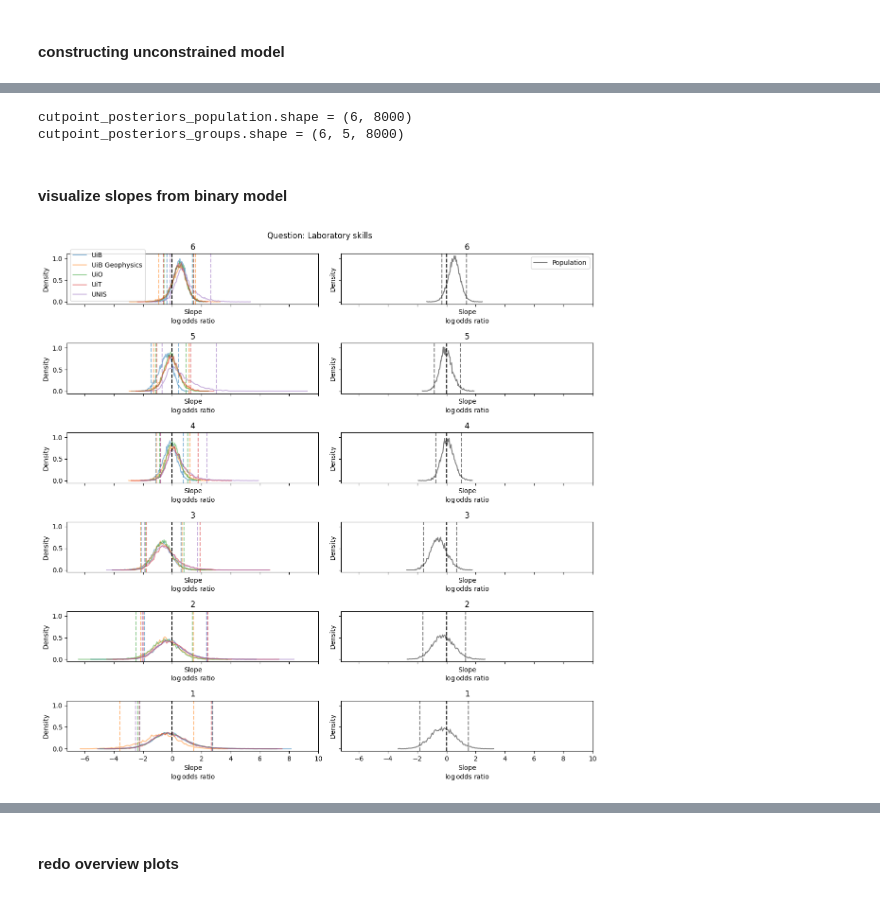
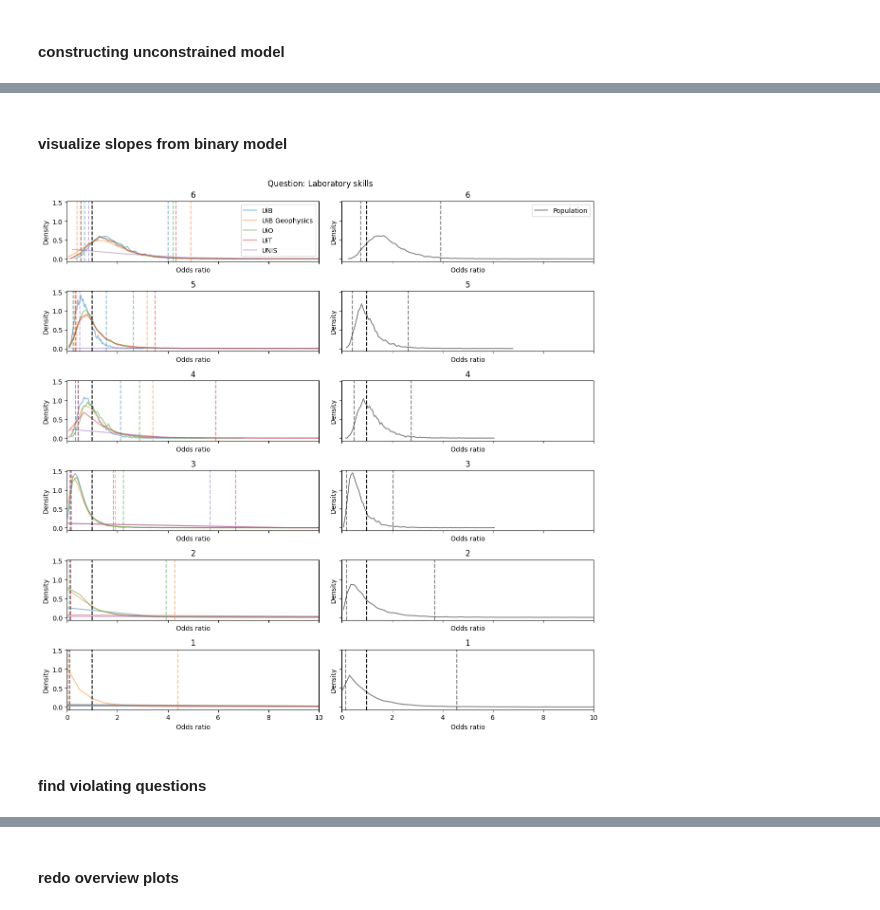
Before and after one commit to HarryYouAreAWizard/BaseGeo_2_0_data_analysis, a Jupyter notebook: OrdinalRegression.ipynb, the cells around one changed output, grey strips where cells are left out. Drawn from its saved outputs; the diff is of its cells as text; code cells hidden in the pictures.

```diff
--- a/OrdinalRegression.ipynb
+++ b/OrdinalRegression.ipynb
@@ -1158,12 +1152,3 @@ Results for question The general quality of the study programme is excellent alr
-# %%
-question = "Fieldwork skills"
-cutpoint_posteriors_population = np.load(f"..\\binary_split_posteriors\\educators\\{sanitize_key(question)[:50]}_slopes_population.npy")
-print(f"{cutpoint_posteriors_population.shape = }")
-cutpoint_posteriors_groups = np.load(f"..\\binary_split_posteriors\\educators\\{sanitize_key(question)[:50]}_slopes_groups.npy")
-print(f"{cutpoint_posteriors_groups.shape = }")
-# %% [output]
-cutpoint_posteriors_population.shape = (6, 8000)
-cutpoint_posteriors_groups.shape = (6, 5, 8000)
 # %% [markdown]
 #### visualize slopes from binary model
 # %%
@@ -1215,7 +1200,7 @@ def plot_set_of_slopes(samples_slopes, axs, ax_row, cutpoint_index):
     axs[ax_row, 1].set_title(f"{cutpoint_index + 1}")
 
 
-def plot_binary_slopes_for_question(question, selection):
+def plot_binary_slopes_for_question(question, selection, exponentiate=False):
 
     slope_by_split_population = np.load(f"..\\binary_split_posteriors\\{selection}\\{sanitize_key(question)[:50]}_slopes_population.npy")
     slope_by_split_groups = np.load(f"..\\binary_split_posteriors\\{selection}\\{sanitize_key(question)[:50]}_slopes_groups.npy")
@@ -1223,38 +1208,54 @@ def plot_binary_slopes_for_question(question, selection):
     slope_by_split_population = slope_by_split_population.reshape(-1, slope_by_split_population.shape[-1]) # shape: (num_cutpoints, num_samples)
     slope_by_split_groups = slope_by_split_groups.reshape(-1, slope_by_split_groups.shape[-2], slope_by_split_groups.shape[-1]) # shape: (num_cutpoints, num_groups, num_samples)
     slope_by_split_uib = slope_by_split_groups[:, 0, :] # shape: (num_cutpoints, num_samples)
     slope_by_split_uibgeophys = slope_by_split_groups[:, 1, :] # shape: (num_cutpoints, num_samples)
     slope_by_split_uio = slope_by_split_groups[:, 2, :] # shape: (num_cutpoints, num_samples)
     slope_by_split_uit = slope_by_split_groups[:, 3, :] # shape: (num_cutpoints, num_samples)
     slope_by_split_unis = slope_by_split_groups[:, 4, :] # shape: (num_cutpoints, num_samples)
+
+    if exponentiate:
+        slope_by_split_population = np.exp(slope_by_split_population)
+        slope_by_split_uib = np.exp(slope_by_split_uib)
+        slope_by_split_uibgeophys = np.exp(slope_by_split_uibgeophys)
+        slope_by_split_uio = np.exp(slope_by_split_uio)
+        slope_by_split_uit = np.exp(slope_by_split_uit)
+        slope_by_split_unis = np.exp(slope_by_split_unis)
+
 
     samples_slopes = [slope_by_split_population, slope_by_split_uib, slope_by_split_uibgeophys, slope_by_split_uio, slope_by_split_uit, slope_by_split_unis]
 
     num_deltas = slope_by_split_population.shape[0]
 
     fig, axs = plt.subplots(6, 2, figsize=(12, 12), sharex=True, sharey=True)
     plot_set_of_slopes(samples_slopes, axs, num_deltas - 1, 0)
     plot_set_of_slopes(samples_slopes, axs, num_deltas - 2, 1)
     plot_set_of_slopes(samples_slopes, axs, num_deltas - 3, 2)
     plot_set_of_slopes(samples_slopes, axs, num_deltas - 4, 3)
     plot_set_of_slopes(samples_slopes, axs, num_deltas - 5, 4)
     plot_set_of_slopes(samples_slopes, axs, num_deltas - 6, 5)
     for ax in axs.flatten():
-        ax.axvline(0, color="k", linestyle="--")
+        if exponentiate:
+            ax.axvline(1, color="k", linestyle="--")
+            ax.set_xlabel("Odds ratio")#\n" + r"$\log \text{odds ratio}$")
+            ax.set_xlim(0, 10)
+        else:
+            ax.axvline(0, color="k", linestyle="--")
+            ax.set_xlabel("Slope\n" + r"$\log \text{odds ratio}$")
+
         ax.set_ylabel("Density")
-        # ax.set_xlim(0, 5)
         # if ax not in axs[-1, :]:
-        ax.set_xlabel("Slope\n" + r"$\log \text{odds ratio}$")
     axs[0, 0].legend()
     axs[0, 1].legend()
     fig.suptitle(f"Question: {question}")
     fig.tight_layout()
 
 question = "Laboratory skills"
 # question = "Fieldwork skills"
-plot_binary_slopes_for_question(question, "educators")
+plot_binary_slopes_for_question(question, "educators", exponentiate=1)
 # %% [output]
-[figure, old version]
+[figure, new version]
+# %% [markdown]
+#### find violating questions
 # %%
 
 
```
Also changed, not shown: parts of 10 cells of this notebook.
